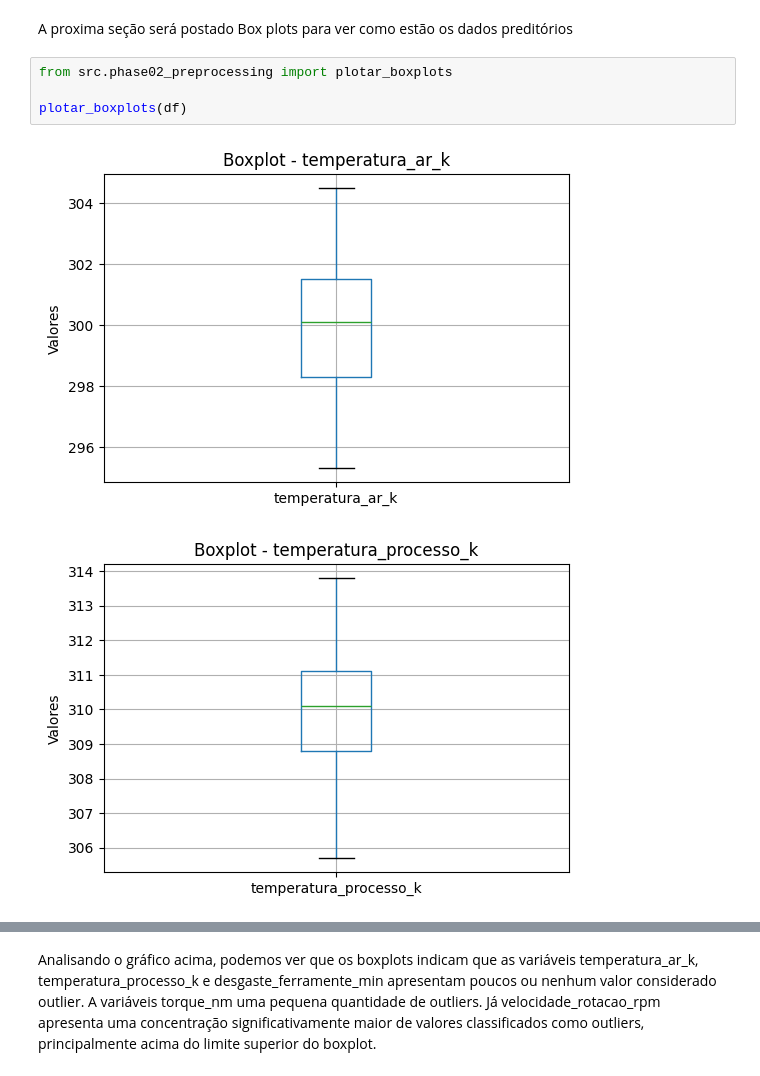
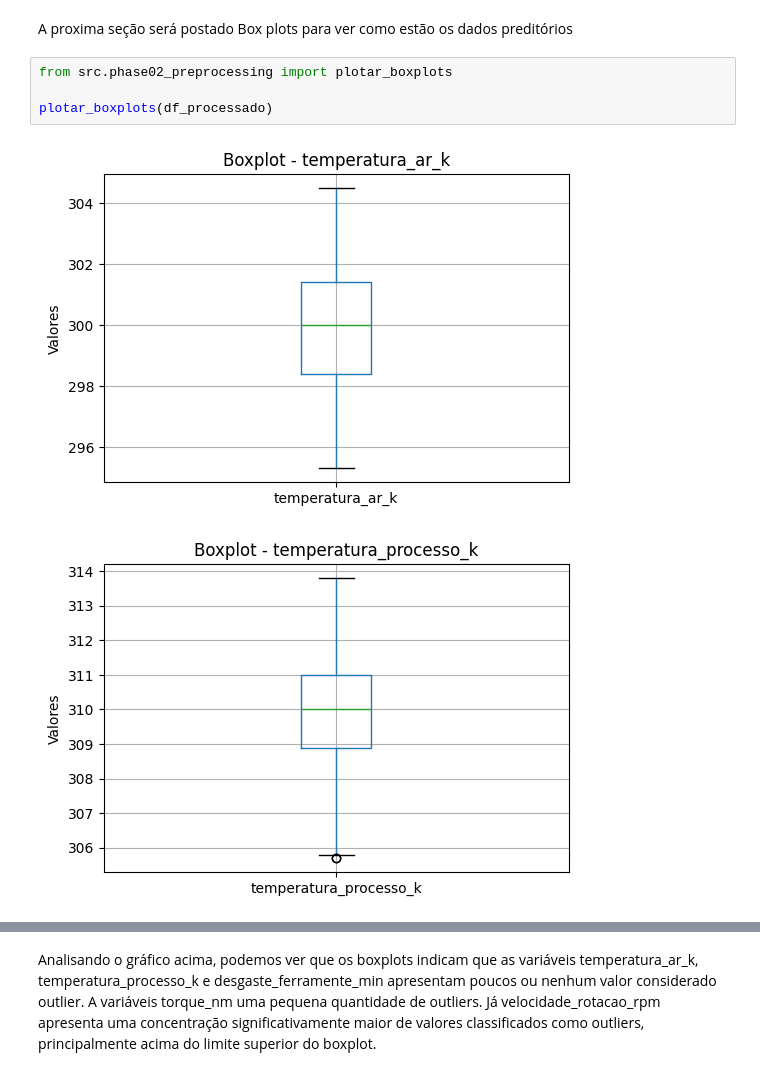
Before and after one commit to senapalm/predictive-maintenance, a Jupyter notebook: notebooks/projeto_final_sena.ipynb, the cells around one changed output, grey strips where cells are left out. Cells and saved outputs as stored; diff of their text form.

```diff
--- a/notebooks/projeto_final_sena.ipynb
+++ b/notebooks/projeto_final_sena.ipynb
@@ -236,7 +234,7 @@ A proxima seção será postado Box plots para ver como estão os dados preditó
 # %%
 from src.phase02_preprocessing import plotar_boxplots
 
-plotar_boxplots(df)
+plotar_boxplots(df_processado)
 # %% [output]
-[figure, old version]
+[figure, new version]
-[figure, old version]
+[figure, new version]
```
Also changed, not shown: parts of 5 cells of this notebook, 2 other files.
